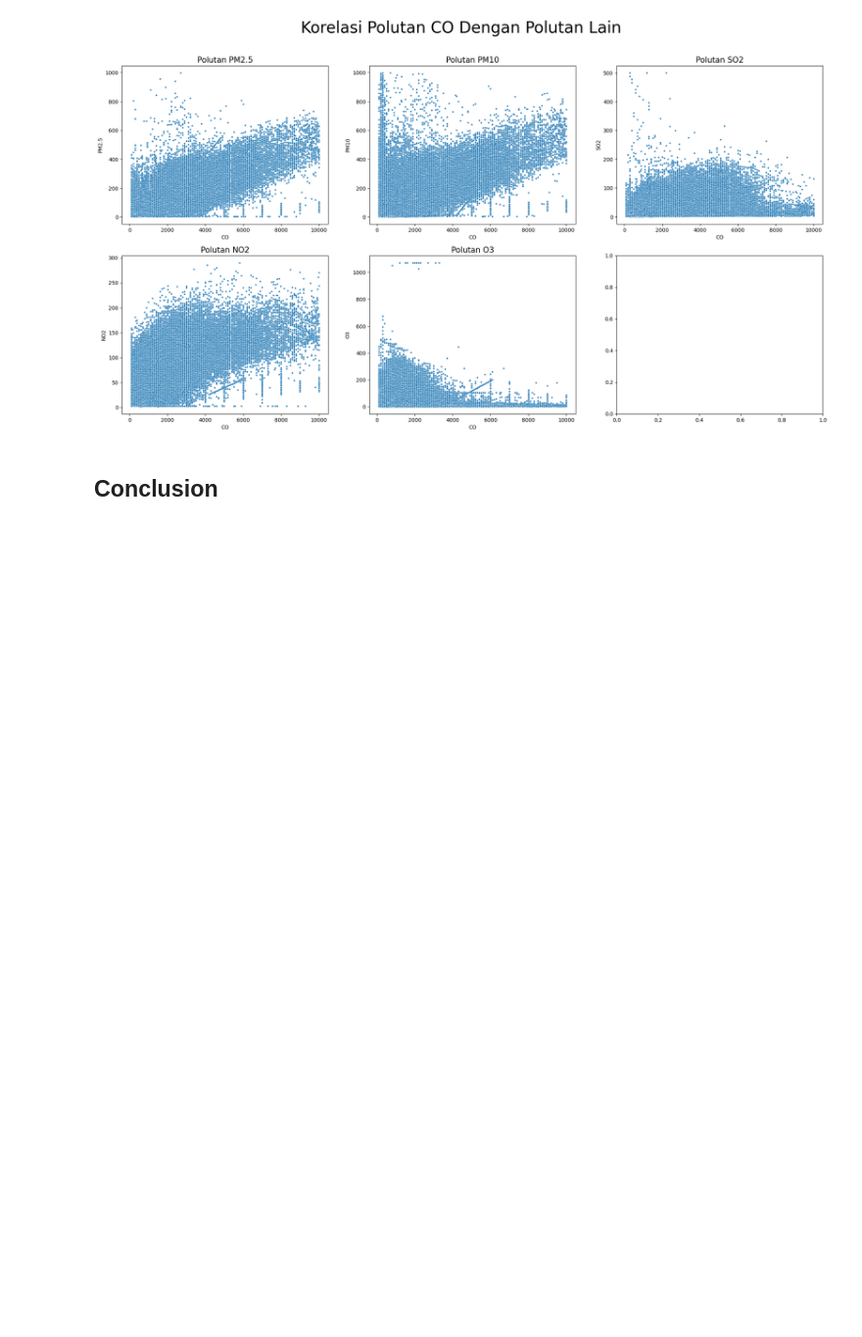
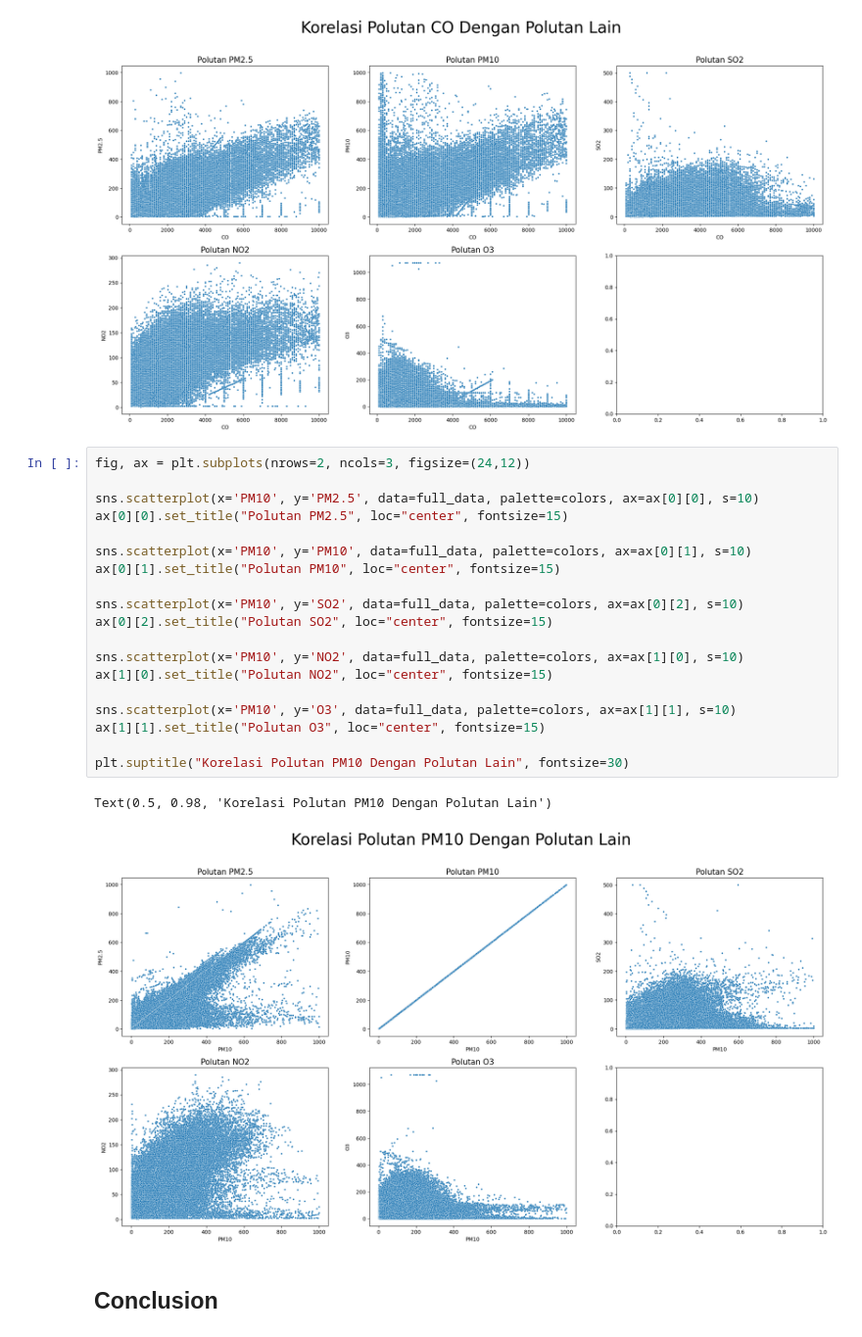
Before and after one commit to ArmFriiz/Dicoding-Analisis_Data, a Jupyter notebook: Proyek_Analisis_Data.ipynb, the cells around one changed output. Shown at 98% size. Drawn from its saved outputs; the diff is of its cells as text; blank space fills up the shorter version.

```diff
--- a/Proyek_Analisis_Data.ipynb
+++ b/Proyek_Analisis_Data.ipynb
@@ -953,6 +951,28 @@ plt.suptitle("Korelasi Polutan CO Dengan Polutan Lain", fontsize=30)
 # %% [output]
 Text(0.5, 0.98, 'Korelasi Polutan CO Dengan Polutan Lain')
 [figure]
+# %%
+fig, ax = plt.subplots(nrows=2, ncols=3, figsize=(24,12))
+
+sns.scatterplot(x='PM10', y='PM2.5', data=full_data, palette=colors, ax=ax[0][0], s=10)
+ax[0][0].set_title("Polutan PM2.5", loc="center", fontsize=15)
+
+sns.scatterplot(x='PM10', y='PM10', data=full_data, palette=colors, ax=ax[0][1], s=10)
+ax[0][1].set_title("Polutan PM10", loc="center", fontsize=15)
+
+sns.scatterplot(x='PM10', y='SO2', data=full_data, palette=colors, ax=ax[0][2], s=10)
+ax[0][2].set_title("Polutan SO2", loc="center", fontsize=15)
+
+sns.scatterplot(x='PM10', y='NO2', data=full_data, palette=colors, ax=ax[1][0], s=10)
+ax[1][0].set_title("Polutan NO2", loc="center", fontsize=15)
+
+sns.scatterplot(x='PM10', y='O3', data=full_data, palette=colors, ax=ax[1][1], s=10)
+ax[1][1].set_title("Polutan O3", loc="center", fontsize=15)
+
+plt.suptitle("Korelasi Polutan PM10 Dengan Polutan Lain", fontsize=30)
+# %% [output]
+Text(0.5, 0.98, 'Korelasi Polutan PM10 Dengan Polutan Lain')
+[figure, added]
 # %% [markdown]
 ## Conclusion
 # %% [markdown]
```
Also changed, not shown: parts of 4 cells of this notebook.
